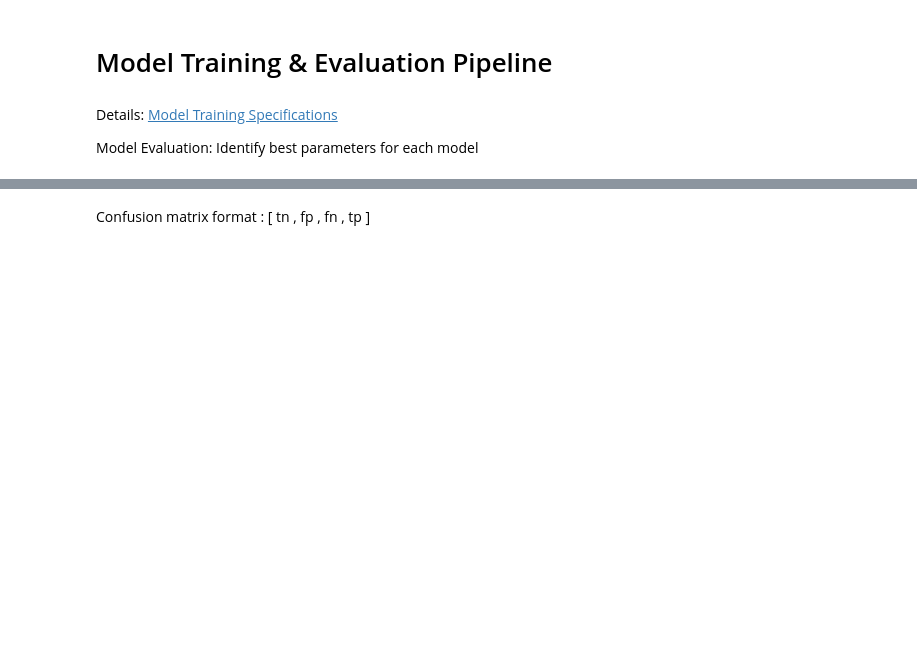
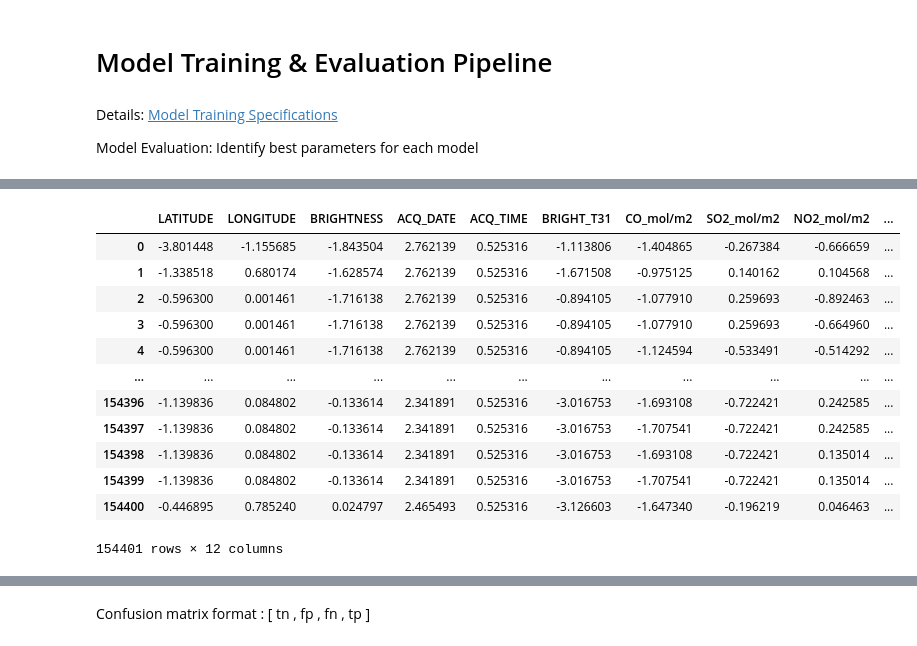
Before and after one commit to ManapatWeeramongkolkul/ForestFireML, a Jupyter notebook: ModelTraining_Pipeline.ipynb, the cells around one changed output, grey strips where cells are left out. Drawn from its saved outputs; the diff is of its cells as text; code cells hidden in the pictures; blank space fills up the shorter version.

```diff
--- a/ModelTraining_Pipeline.ipynb
+++ b/ModelTraining_Pipeline.ipynb
@@ -28,17 +102,14 @@ print("Column numbers: ", len(df.columns))
 # %%
-# Encoder & Scaler
-
-X = df.drop('FireOccurred', axis=1)
-y = df['FireOccurred']
+# Encoder
 
 from sklearn.preprocessing import LabelEncoder
-from sklearn.preprocessing import StandardScaler
+from sklearn.preprocessing import OrdinalEncoder
 
-encoder = LabelEncoder()
-for i in range(len(df.columns)-1):
-  X.iloc[:,i] = encoder.fit_transform(X.iloc[:,i])
+labelEncoder = LabelEncoder()
+ordinalEncoder = OrdinalEncoder()
 
-scaler = StandardScaler().fit(X)
-test = scaler.transform(X)
+X[['ACQ_TIME','ACQ_DATE']] = ordinalEncoder.fit_transform(X[['ACQ_TIME','ACQ_DATE']])
+X.head()
 
-display(X)
+# for i in range(len(df.columns)-1):
+#   X.iloc[:,i] = labelEncoder.fit_transform(X.iloc[:,i])
@@ -45,3 +123,26 @@ display(X)
+# %%
+# Scaler
+
+from sklearn.preprocessing import StandardScaler
+
+standardScaler = StandardScaler()
+X = pd.DataFrame(standardScaler.fit_transform(X),columns = X.columns)
+
+display(X)
+# %% [output]
+|  | LATITUDE | LONGITUDE | BRIGHTNESS | ACQ_DATE | ACQ_TIME | BRIGHT_T31 | CO_mol/m2 | SO2_mol/m2 | NO2_mol/m2 | ... |
+| 0 | -3.801448 | -1.155685 | -1.843504 | 2.762139 | 0.525316 | -1.113806 | -1.404865 | -0.267384 | -0.666659 | ... |
+| 1 | -1.338518 | 0.680174 | -1.628574 | 2.762139 | 0.525316 | -1.671508 | -0.975125 | 0.140162 | 0.104568 | ... |
+| 2 | -0.596300 | 0.001461 | -1.716138 | 2.762139 | 0.525316 | -0.894105 | -1.077910 | 0.259693 | -0.892463 | ... |
+| 3 | -0.596300 | 0.001461 | -1.716138 | 2.762139 | 0.525316 | -0.894105 | -1.077910 | 0.259693 | -0.664960 | ... |
+| 4 | -0.596300 | 0.001461 | -1.716138 | 2.762139 | 0.525316 | -0.894105 | -1.124594 | -0.533491 | -0.514292 | ... |
+| ... | ... | ... | ... | ... | ... | ... | ... | ... | ... | ... |
+| 154396 | -1.139836 | 0.084802 | -0.133614 | 2.341891 | 0.525316 | -3.016753 | -1.693108 | -0.722421 | 0.242585 | ... |
+| 154397 | -1.139836 | 0.084802 | -0.133614 | 2.341891 | 0.525316 | -3.016753 | -1.707541 | -0.722421 | 0.242585 | ... |
+| 154398 | -1.139836 | 0.084802 | -0.133614 | 2.341891 | 0.525316 | -3.016753 | -1.693108 | -0.722421 | 0.135014 | ... |
+| 154399 | -1.139836 | 0.084802 | -0.133614 | 2.341891 | 0.525316 | -3.016753 | -1.707541 | -0.722421 | 0.135014 | ... |
+| 154400 | -0.446895 | 0.785240 | 0.024797 | 2.465493 | 0.525316 | -3.126603 | -1.647340 | -0.196219 | 0.046463 | ... |
+154401 rows × 12 columns
 # %%
 # Training, Validation, Testing Split
 
```
Also changed, not shown: parts of 18 cells of this notebook.
